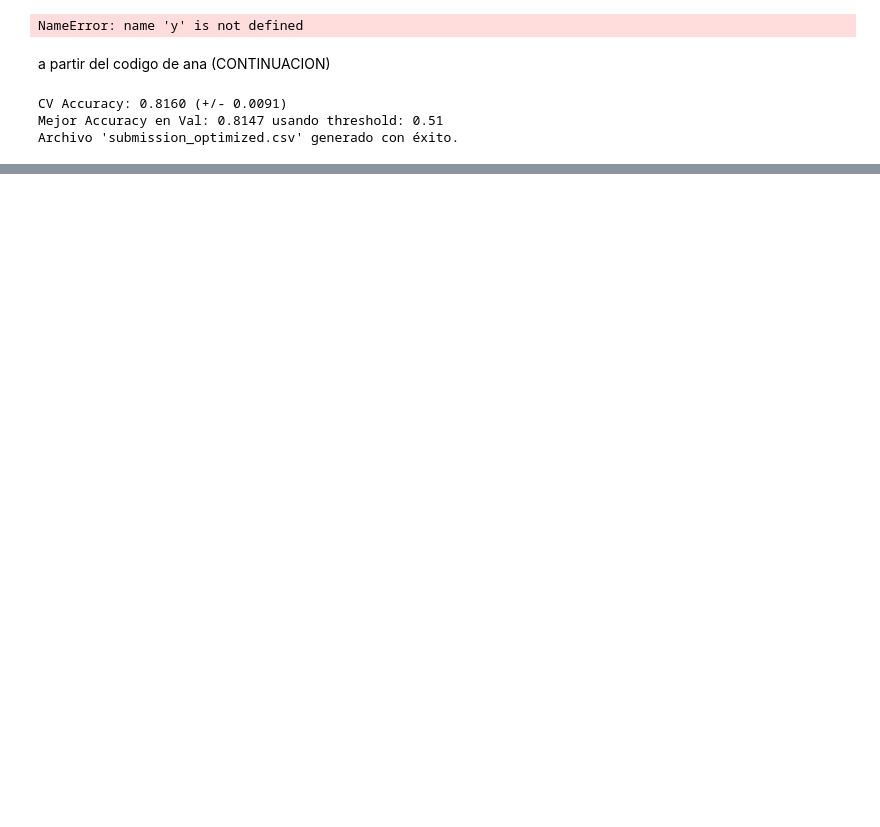
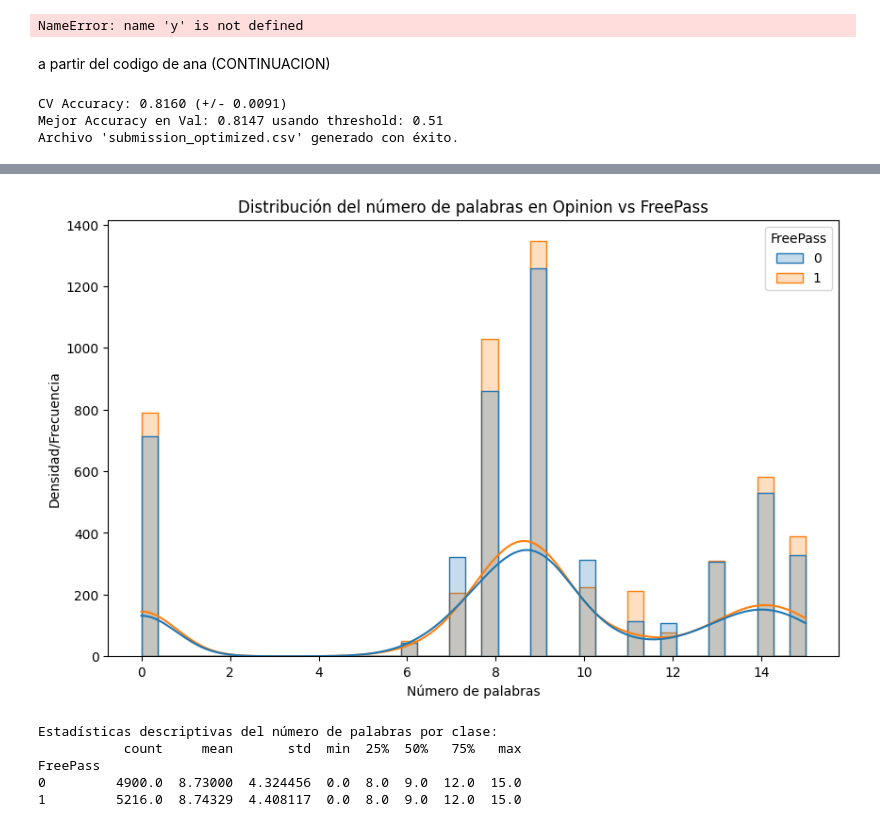
Before and after one commit to anacanoherranz/kagglada, a Jupyter notebook: notebook_anna.ipynb, the cells around one changed output, grey strips where cells are left out. Cells and saved outputs as stored; diff of their text form; code cells hidden in the pictures; blank space fills up the shorter version.

```diff
--- a/notebook_anna.ipynb
+++ b/notebook_anna.ipynb
@@ -416,0 +827,25 @@ print("Guardado como 'submission_final.csv'")
+# %%
+import matplotlib.pyplot as plt
+import seaborn as sns
+import pandas as pd
+
+X_check = X.copy()
+X_check['FreePass'] = y
+X_check['Opinion_Word_Count'] = X_check['Opinion'].fillna("").apply(lambda x: len(str(x).split()))
+
+plt.figure(figsize=(10, 6))
+sns.histplot(data=X_check, x='Opinion_Word_Count', hue='FreePass', kde=True, element="step", common_norm=False)
+plt.title("Distribución del número de palabras en Opinion vs FreePass")
+plt.xlabel("Número de palabras")
+plt.ylabel("Densidad/Frecuencia")
+plt.show()
+
+print("Estadísticas descriptivas del número de palabras por clase:")
+print(X_check.groupby('FreePass')['Opinion_Word_Count'].describe())
+# %% [output]
+[figure, added]
+Estadísticas descriptivas del número de palabras por clase:
+           count     mean       std  min  25%  50%   75%   max
+FreePass
+0         4900.0  8.73000  4.324456  0.0  8.0  9.0  12.0  15.0
+1         5216.0  8.74329  4.408117  0.0  8.0  9.0  12.0  15.0
```
Also changed, not shown: parts of 9 cells of this notebook, 4 other files.
